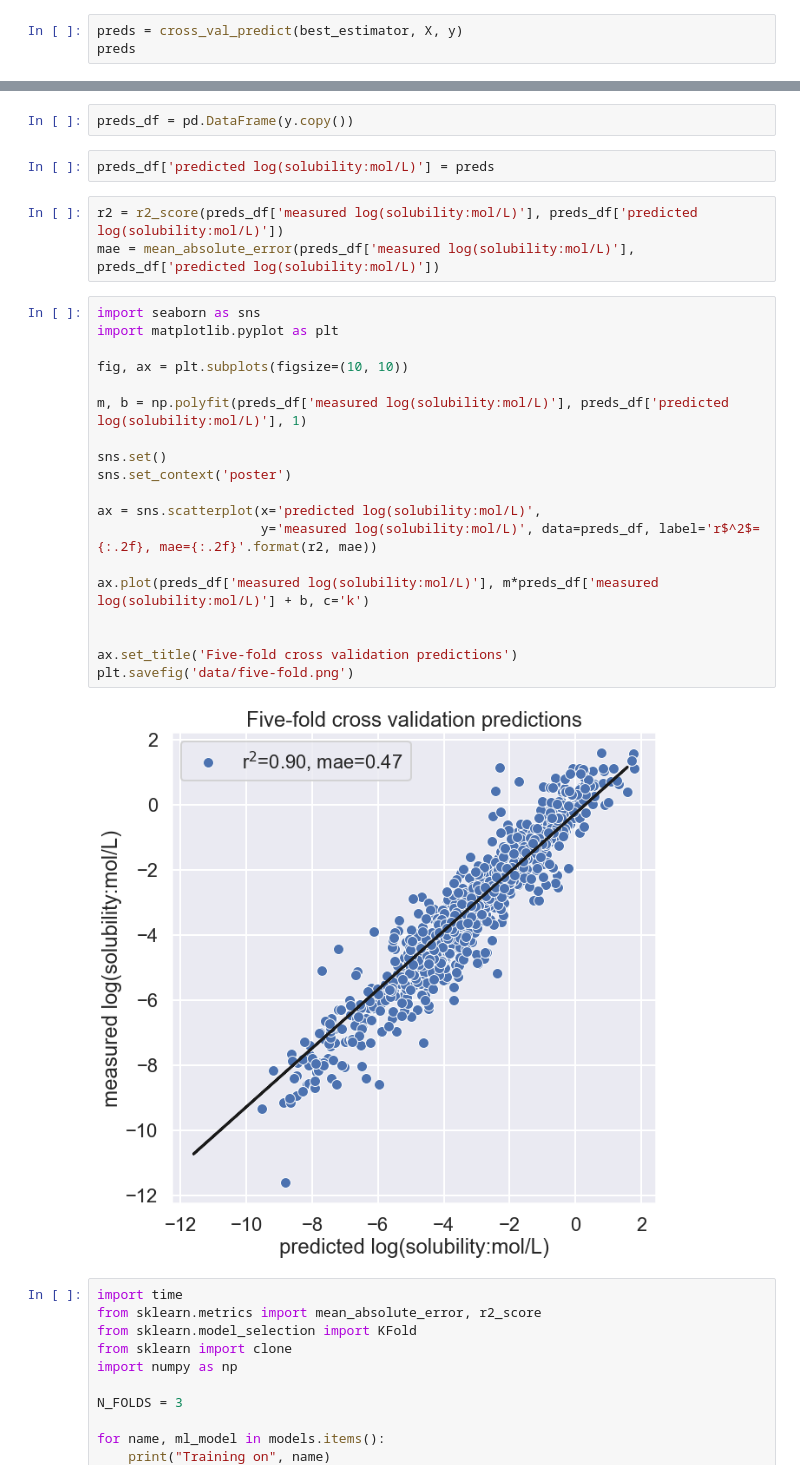
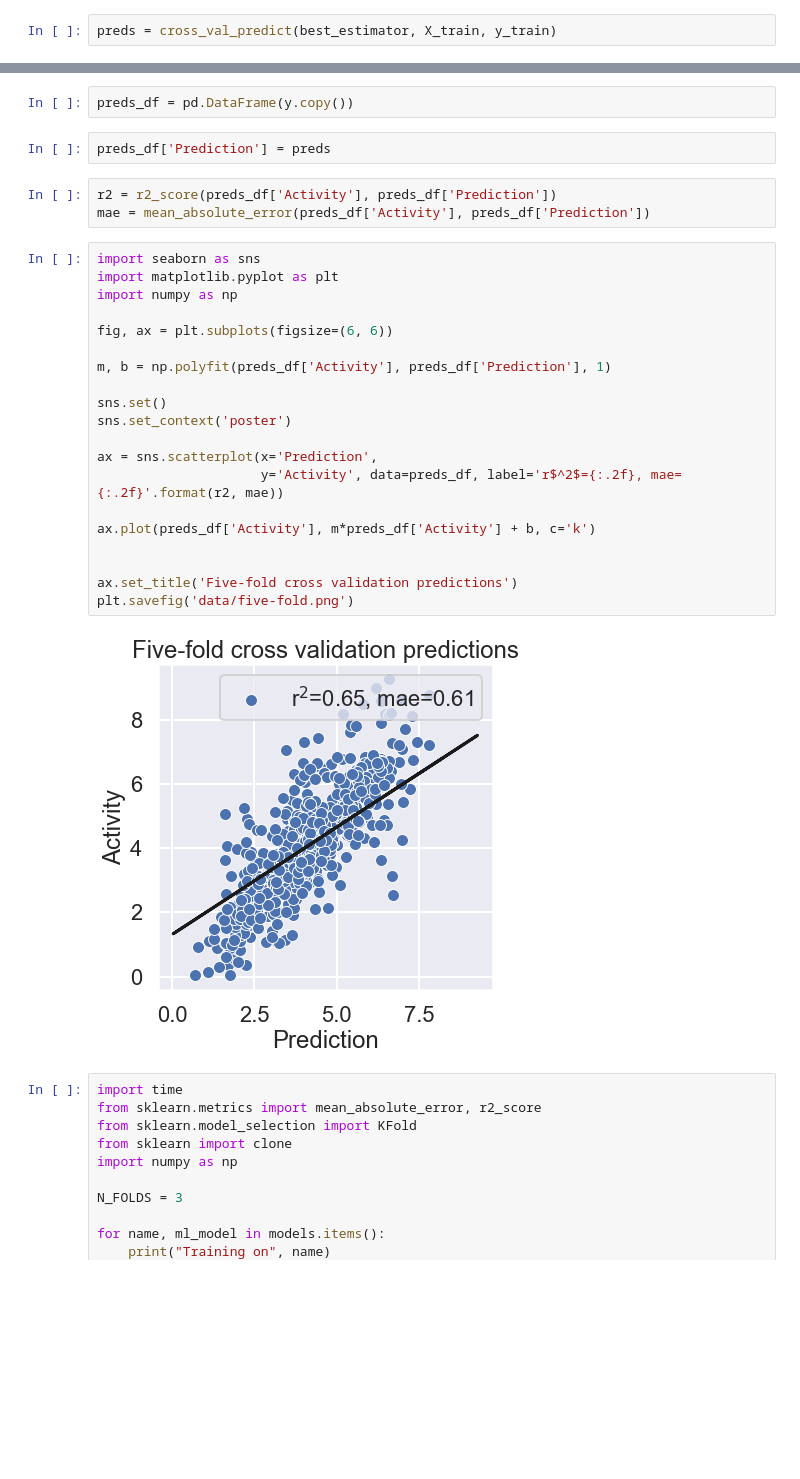
Before and after one commit to russodanielp/intro_cheminformatics, a Jupyter notebook: Lab XX - Cheminformatics Tools/QSAR.ipynb, the cells around one changed output, grey strips where cells are left out. Saved outputs shown, nothing was run; the diff lists cells and outputs as text; blank space fills up the shorter version.

```diff
--- a/Lab XX - Cheminformatics Tools/QSAR.ipynb
+++ b/Lab XX - Cheminformatics Tools/QSAR.ipynb
@@ -137,5 +153,4 @@ grid_search = model_selection.GridSearchCV(pipe, param_grid=params, cv=cv, refit
 grid_search.fit(X_train, y_train)
 best_estimator = grid_search.best_estimator_
 # %%
-preds = cross_val_predict(best_estimator, X, y)
-preds
+preds = cross_val_predict(best_estimator, X_train, y_train)
@@ -145,31 +157,32 @@ array([-2.33811196, -2.06111117, -2.29611181, ..., -4.64267494,
 # %%
 preds_df = pd.DataFrame(y.copy())
-# %%
-preds_df['predicted log(solubility:mol/L)'] = preds
-# %%
-r2 = r2_score(preds_df['measured log(solubility:mol/L)'], preds_df['predicted log(solubility:mol/L)'])
-mae = mean_absolute_error(preds_df['measured log(solubility:mol/L)'], preds_df['predicted log(solubility:mol/L)'])
+# %%
+preds_df['Prediction'] = preds
+# %%
+r2 = r2_score(preds_df['Activity'], preds_df['Prediction'])
+mae = mean_absolute_error(preds_df['Activity'], preds_df['Prediction'])
 # %%
 import seaborn as sns
 import matplotlib.pyplot as plt
+import numpy as np
 
-fig, ax = plt.subplots(figsize=(10, 10))
+fig, ax = plt.subplots(figsize=(6, 6))
 
-m, b = np.polyfit(preds_df['measured log(solubility:mol/L)'], preds_df['predicted log(solubility:mol/L)'], 1)
+m, b = np.polyfit(preds_df['Activity'], preds_df['Prediction'], 1)
 
 sns.set()
 sns.set_context('poster')
 
-ax = sns.scatterplot(x='predicted log(solubility:mol/L)',
-                     y='measured log(solubility:mol/L)', data=preds_df, label='r$^2$={:.2f}, mae={:.2f}'.format(r2, mae))
+ax = sns.scatterplot(x='Prediction',
+                     y='Activity', data=preds_df, label='r$^2$={:.2f}, mae={:.2f}'.format(r2, mae))
 
-ax.plot(preds_df['measured log(solubility:mol/L)'], m*preds_df['measured log(solubility:mol/L)'] + b, c='k')
+ax.plot(preds_df['Activity'], m*preds_df['Activity'] + b, c='k')
 
 
 ax.set_title('Five-fold cross validation predictions')
 plt.savefig('data/five-fold.png')
 # %% [output]
-[figure, old version]
+[figure, new version]
 # %%
 import time
 from sklearn.metrics import mean_absolute_error, r2_score
```
Also changed, not shown: parts of 13 cells of this notebook, 2 other files.
